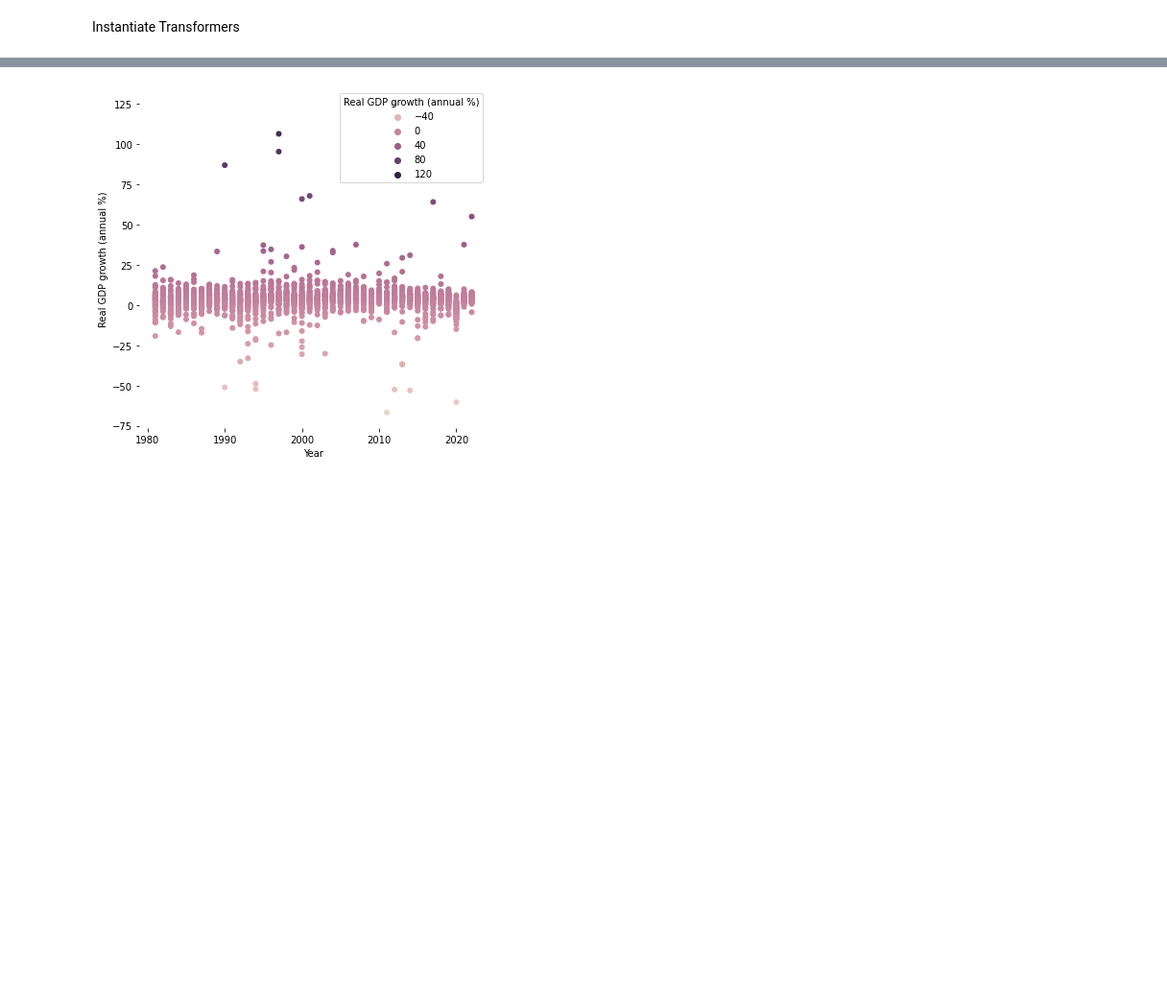
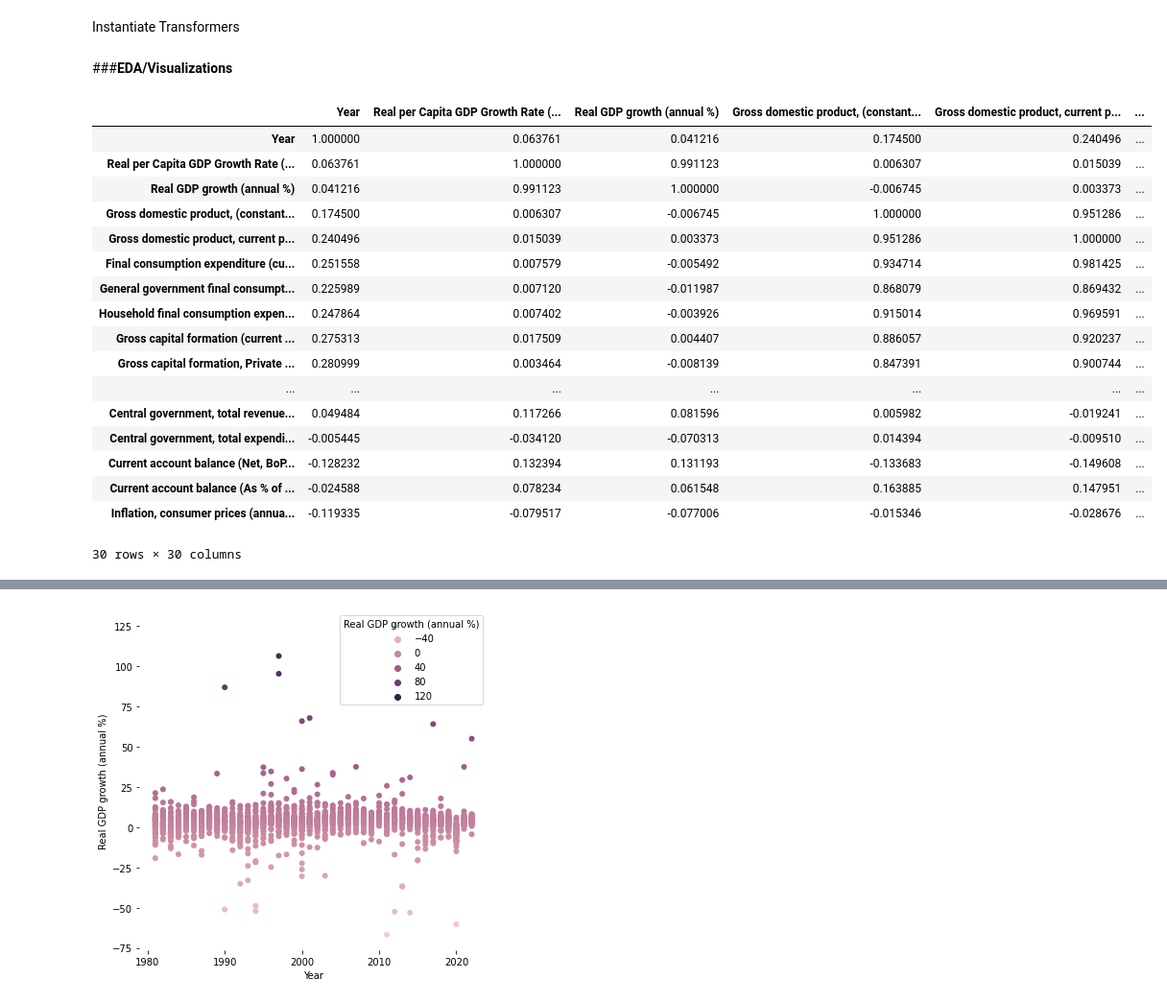
Before and after one commit to AlphaKaba24/African_Economy_Prediction, a Jupyter notebook: africa_GDP.ipynb, the cells around one changed output, grey strips where cells are left out. Shown at 96% size. Saved outputs shown, nothing was run; the diff lists cells and outputs as text; code cells hidden in the pictures; blank space fills up the shorter version.

```diff
--- a/africa_GDP.ipynb
+++ b/africa_GDP.ipynb
@@ -211,3 +211,28 @@ Instantiate Transformers
 # %%
 Scaler = StandardScaler()
 ohe = OneHotEncoder(handle_unknown='ignore', sparse=False)
+# %% [markdown]
+###**EDA/Visualizations**
+# %%
+corr = africa_df.corr()
+# %%
+corr
+# %% [output]
+|  | Year | Real per Capita GDP Growth Rate (... | Real GDP growth (annual %) | Gross domestic product, (constant... | Gross domestic product, current p... | ... |
+| Year | 1.000000 | 0.063761 | 0.041216 | 0.174500 | 0.240496 | ... |
+| Real per Capita GDP Growth Rate (... | 0.063761 | 1.000000 | 0.991123 | 0.006307 | 0.015039 | ... |
+| Real GDP growth (annual %) | 0.041216 | 0.991123 | 1.000000 | -0.006745 | 0.003373 | ... |
+| Gross domestic product, (constant... | 0.174500 | 0.006307 | -0.006745 | 1.000000 | 0.951286 | ... |
+| Gross domestic product, current p... | 0.240496 | 0.015039 | 0.003373 | 0.951286 | 1.000000 | ... |
+| Final consumption expenditure (cu... | 0.251558 | 0.007579 | -0.005492 | 0.934714 | 0.981425 | ... |
+| General government final consumpt... | 0.225989 | 0.007120 | -0.011987 | 0.868079 | 0.869432 | ... |
+| Household final consumption expen... | 0.247864 | 0.007402 | -0.003926 | 0.915014 | 0.969591 | ... |
+| Gross capital formation (current ... | 0.275313 | 0.017509 | 0.004407 | 0.886057 | 0.920237 | ... |
+| Gross capital formation, Private ... | 0.280999 | 0.003464 | -0.008139 | 0.847391 | 0.900744 | ... |
+| ... | ... | ... | ... | ... | ... | ... |
+| Central government, total revenue... | 0.049484 | 0.117266 | 0.081596 | 0.005982 | -0.019241 | ... |
+| Central government, total expendi... | -0.005445 | -0.034120 | -0.070313 | 0.014394 | -0.009510 | ... |
+| Current account balance (Net, BoP... | -0.128232 | 0.132394 | 0.131193 | -0.133683 | -0.149608 | ... |
+| Current account balance (As % of ... | -0.024588 | 0.078234 | 0.061548 | 0.163885 | 0.147951 | ... |
+| Inflation, consumer prices (annua... | -0.119335 | -0.079517 | -0.077006 | -0.015346 | -0.028676 | ... |
+30 rows × 30 columns
```
Also changed, not shown: parts of 2 cells of this notebook.
